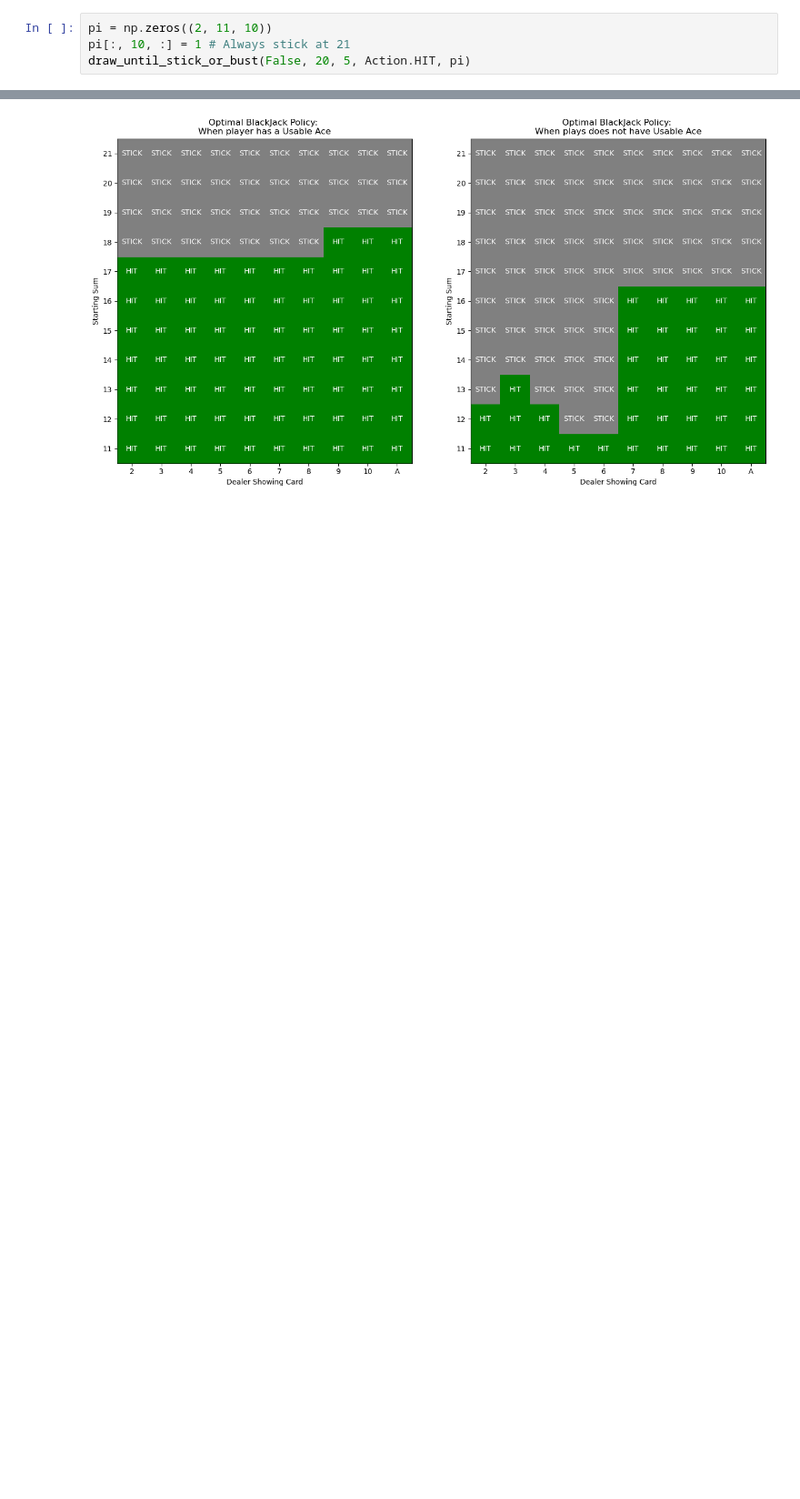
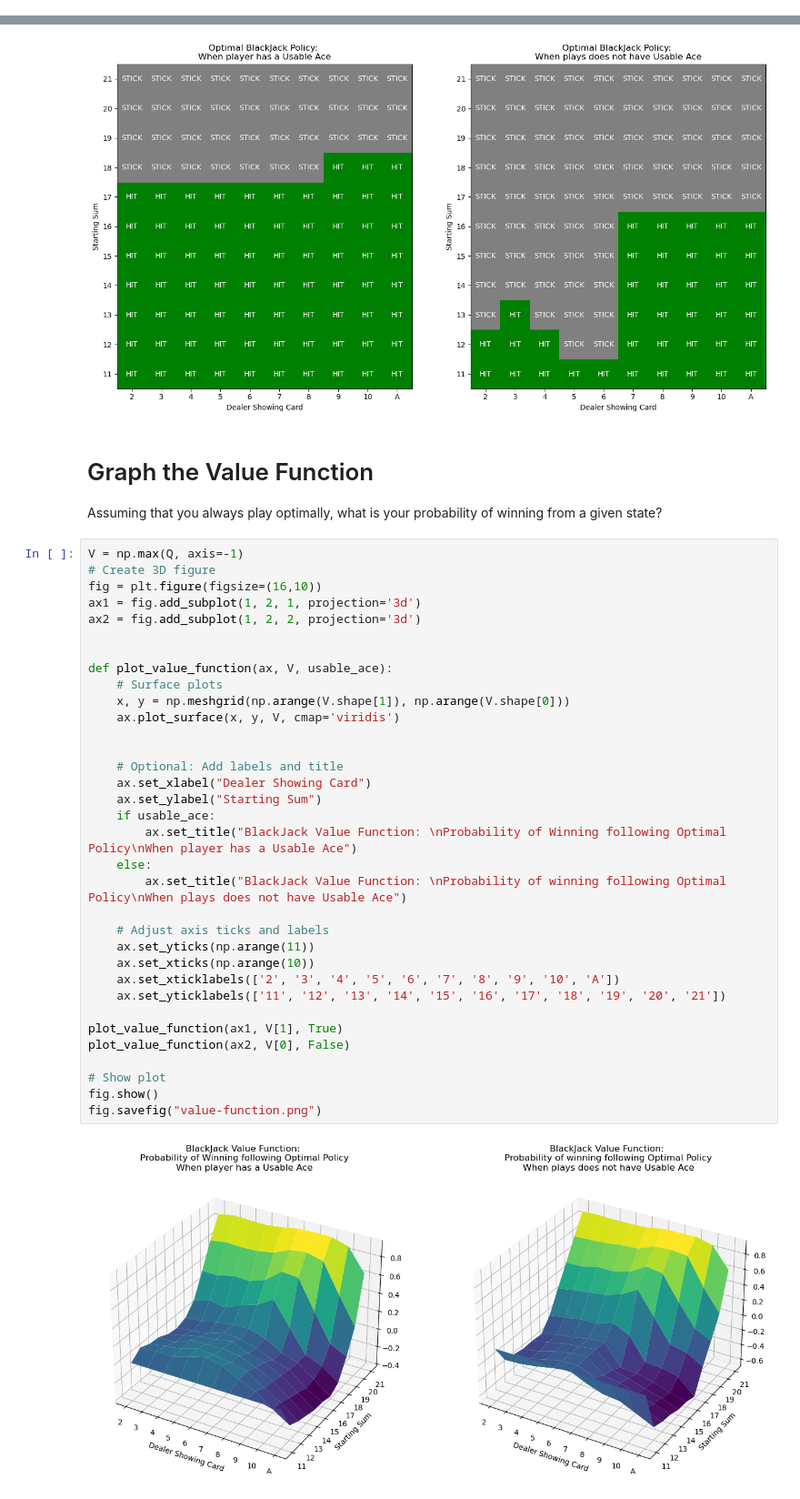
Before and after one commit to shantanu/blackjack-solver, a Jupyter notebook: blackjack-solver.ipynb, the cells around one changed output, grey strips where cells are left out. Shown at 91% size. Saved outputs shown, nothing was run; the diff lists cells and outputs as text; blank space fills up the shorter version.

Commit message:
finished graphing the value function

```diff
--- a/blackjack-solver.ipynb
+++ b/blackjack-solver.ipynb
@@ -210,4 +200,0 @@ draw_until_stick_or_bust(False, 7)
-# %%
-pi = np.zeros((2, 11, 10))
-pi[:, 10, :] = 1 # Always stick at 21
-draw_until_stick_or_bust(False, 20, 5, Action.HIT, pi)
@@ -370,3 +351,42 @@ fig.show()
 fig.savefig("optimal-policy.png")
 # %% [output]
 [figure]
+# %% [markdown]
+# Graph the Value Function
+Assuming that you always play optimally, what is your probability of winning from a given state?
+# %%
+V = np.max(Q, axis=-1)
+# Create 3D figure
+fig = plt.figure(figsize=(16,10))
+ax1 = fig.add_subplot(1, 2, 1, projection='3d')
+ax2 = fig.add_subplot(1, 2, 2, projection='3d')
+
+
+def plot_value_function(ax, V, usable_ace):
+    # Surface plots
+    x, y = np.meshgrid(np.arange(V.shape[1]), np.arange(V.shape[0]))
+    ax.plot_surface(x, y, V, cmap='viridis')
+
+
+    # Optional: Add labels and title
+    ax.set_xlabel("Dealer Showing Card")
+    ax.set_ylabel("Starting Sum")
+    if usable_ace:
+        ax.set_title("BlackJack Value Function: \nProbability of Winning following Optimal Policy\nWhen player has a Usable Ace")
+    else:
+        ax.set_title("BlackJack Value Function: \nProbability of winning following Optimal Policy\nWhen plays does not have Usable Ace")
+
+    # Adjust axis ticks and labels
+    ax.set_yticks(np.arange(11))
+    ax.set_xticks(np.arange(10))
+    ax.set_xticklabels(['2', '3', '4', '5', '6', '7', '8', '9', '10', 'A'])
+    ax.set_yticklabels(['11', '12', '13', '14', '15', '16', '17', '18', '19', '20', '21'])
+
+plot_value_function(ax1, V[1], True)
+plot_value_function(ax2, V[0], False)
+
+# Show plot
+fig.show()
+fig.savefig("value-function.png")
+# %% [output]
+[figure, added]
```
Also changed, not shown: parts of 5 cells of this notebook, 1 other file.
